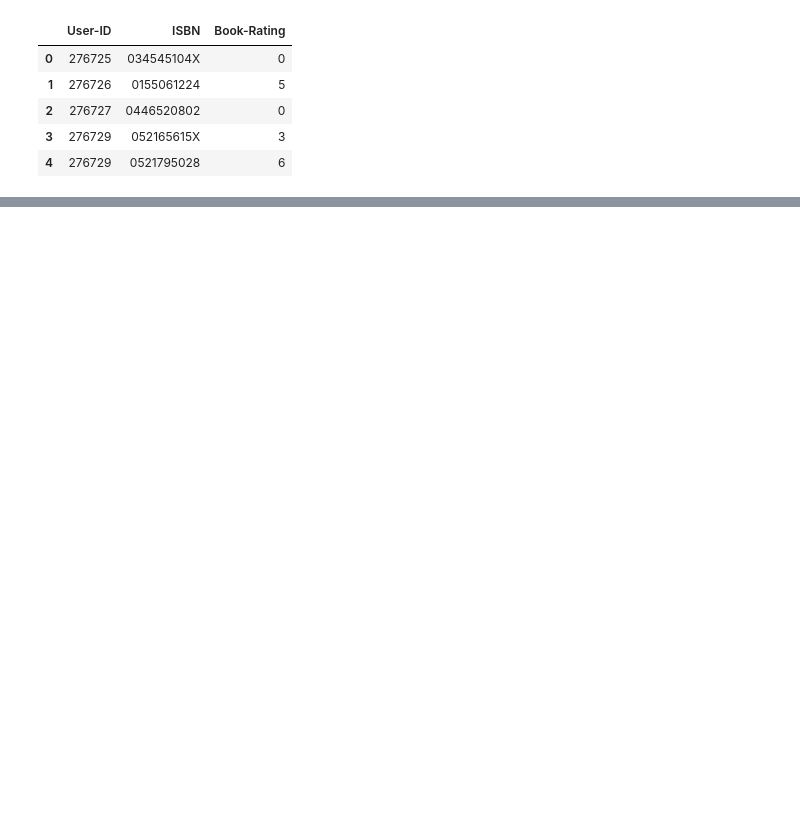
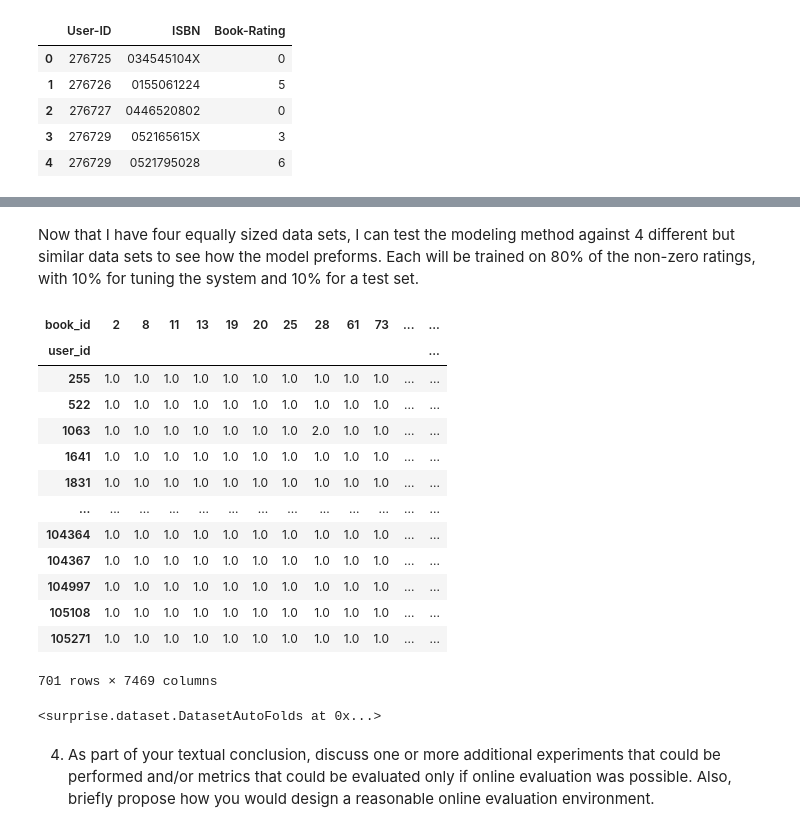
Before and after one commit to mikeasilva/CUNY-SPS, a Jupyter notebook: DATA612/Project4.ipynb, the cells around one changed output, grey strips where cells are left out. Cells and saved outputs as stored; diff of their text form; code cells hidden in the pictures; blank space fills up the shorter version.

```diff
--- a/DATA612/Project4.ipynb
+++ b/DATA612/Project4.ipynb
@@ -69,0 +187,78 @@ items.head()
+# %%
+def train_eval_test_split(df, seed=42):
+    ratings_train, temp = train_test_split(df, test_size=0.2, random_state=seed, stratify=df[["rating"]])
+    ratings_eval, ratings_test = train_test_split(temp, test_size=0.5, random_state=seed, stratify=temp[["rating"]])
+    return (ratings_train, ratings_eval, ratings_test)
+
+ratings_train, ratings_eval, ratings_test = train_eval_test_split(non_zero_ratings)
+# %% [markdown]
+Now that I have four equally sized data sets, I can test the modeling method against 4 different but similar data sets to see how the model preforms.  Each will be trained on 80% of the non-zero ratings, with 10% for tuning the system and 10% for a test set.
+# %%
+A = ratings_train.pivot(index="user_id", columns="book_id", values="rating").fillna(0)
+# %%
+def get_svd_predictions(A, k):
+    """Get ratings predictions using SVD.
+        Args:
+    A (DataFrame): The user item rating matrix
+    k (int): The number of singular values
+        Returns:
+    predictions_long (DataFrame): Predicted user item rating data frame
+    """
+    # Account for user bias
+    user_ratings_mean = np.mean(A.values, axis=1)
+    A = A - user_ratings_mean.reshape(-1, 1)
+    # Do the SVD decomposition
+    U, sigma, Vt = svds(A, k=k)
+    sigma = np.diag(sigma)
+    # Build the prediction matrix
+    predictions = np.dot(np.dot(U, sigma), Vt)
+    # Add back in the user bias
+    predictions = predictions + user_ratings_mean.reshape(-1, 1)
+    # Let's round it to the nearest integer
+    predictions = np.matrix.round(predictions, 0)
+    # Make sure values are between 1 and 10
+    predictions[predictions < 1] = 1
+    predictions[predictions > 10] = 10
+    # Return the predictions
+    predictions = pd.DataFrame(predictions, index=A.index, columns=A.columns)
+    return predictions
+
+
+predictions = get_svd_predictions(A, 100)
+predictions
+# %% [output]
+| book_id | 2 | 8 | 11 | 13 | 19 | 20 | 25 | 28 | 61 | 73 | ... | ... |
+| user_id |  |  |  |  |  |  |  |  |  |  |  | ... |
+| 255 | 1.0 | 1.0 | 1.0 | 1.0 | 1.0 | 1.0 | 1.0 | 1.0 | 1.0 | 1.0 | ... | ... |
+| 522 | 1.0 | 1.0 | 1.0 | 1.0 | 1.0 | 1.0 | 1.0 | 1.0 | 1.0 | 1.0 | ... | ... |
+| 1063 | 1.0 | 1.0 | 1.0 | 1.0 | 1.0 | 1.0 | 1.0 | 2.0 | 1.0 | 1.0 | ... | ... |
+| 1641 | 1.0 | 1.0 | 1.0 | 1.0 | 1.0 | 1.0 | 1.0 | 1.0 | 1.0 | 1.0 | ... | ... |
+| 1831 | 1.0 | 1.0 | 1.0 | 1.0 | 1.0 | 1.0 | 1.0 | 1.0 | 1.0 | 1.0 | ... | ... |
+| ... | ... | ... | ... | ... | ... | ... | ... | ... | ... | ... | ... | ... |
+| 104364 | 1.0 | 1.0 | 1.0 | 1.0 | 1.0 | 1.0 | 1.0 | 1.0 | 1.0 | 1.0 | ... | ... |
+| 104367 | 1.0 | 1.0 | 1.0 | 1.0 | 1.0 | 1.0 | 1.0 | 1.0 | 1.0 | 1.0 | ... | ... |
+| 104997 | 1.0 | 1.0 | 1.0 | 1.0 | 1.0 | 1.0 | 1.0 | 1.0 | 1.0 | 1.0 | ... | ... |
+| 105108 | 1.0 | 1.0 | 1.0 | 1.0 | 1.0 | 1.0 | 1.0 | 1.0 | 1.0 | 1.0 | ... | ... |
+| 105271 | 1.0 | 1.0 | 1.0 | 1.0 | 1.0 | 1.0 | 1.0 | 1.0 | 1.0 | 1.0 | ... | ... |
+701 rows × 7469 columns
+# %%
+from surprise import SVD
+from surprise import Dataset
+from surprise.model_selection import cross_validate
+
+# Load the movielens-100k dataset (download it if needed).
+data = Dataset.load_builtin('ml-100k')
+
+# Use the famous SVD algorithm.
+algo = SVD()
+
+# Run 5-fold cross-validation and print results.
+#cross_validate(algo, data, measures=['RMSE', 'MAE'], cv=5, verbose=True)
+data
+# %% [output]
+<surprise.dataset.DatasetAutoFolds at 0x...>
+# %% [markdown]
+4. As part of your textual conclusion, discuss one or more additional experiments that
+could be performed and/or metrics that could be evaluated only if online evaluation
+was possible. Also, briefly propose how you would design a reasonable online
+evaluation environment.
```
Also changed, not shown: parts of 25 cells of this notebook.
